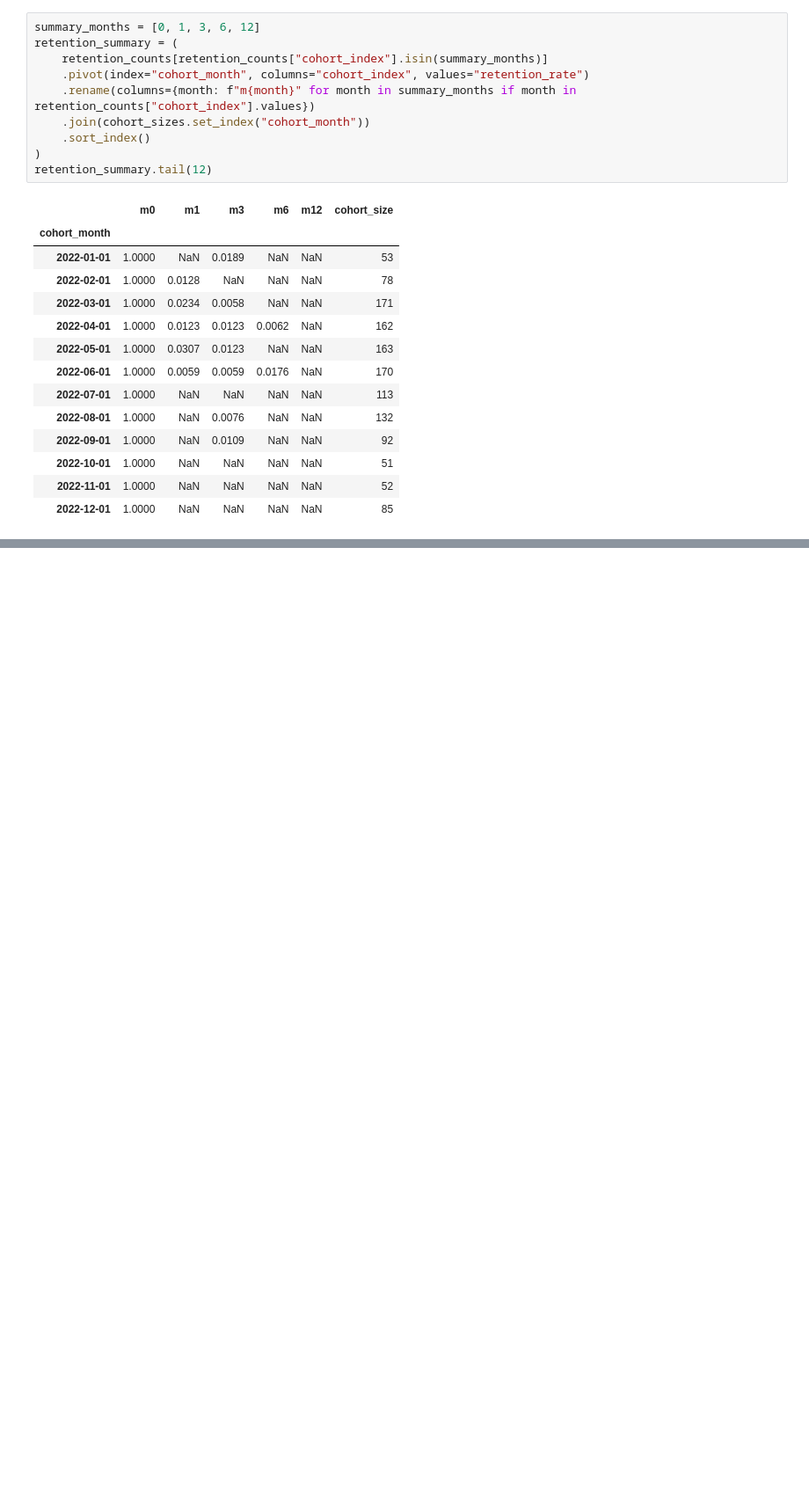
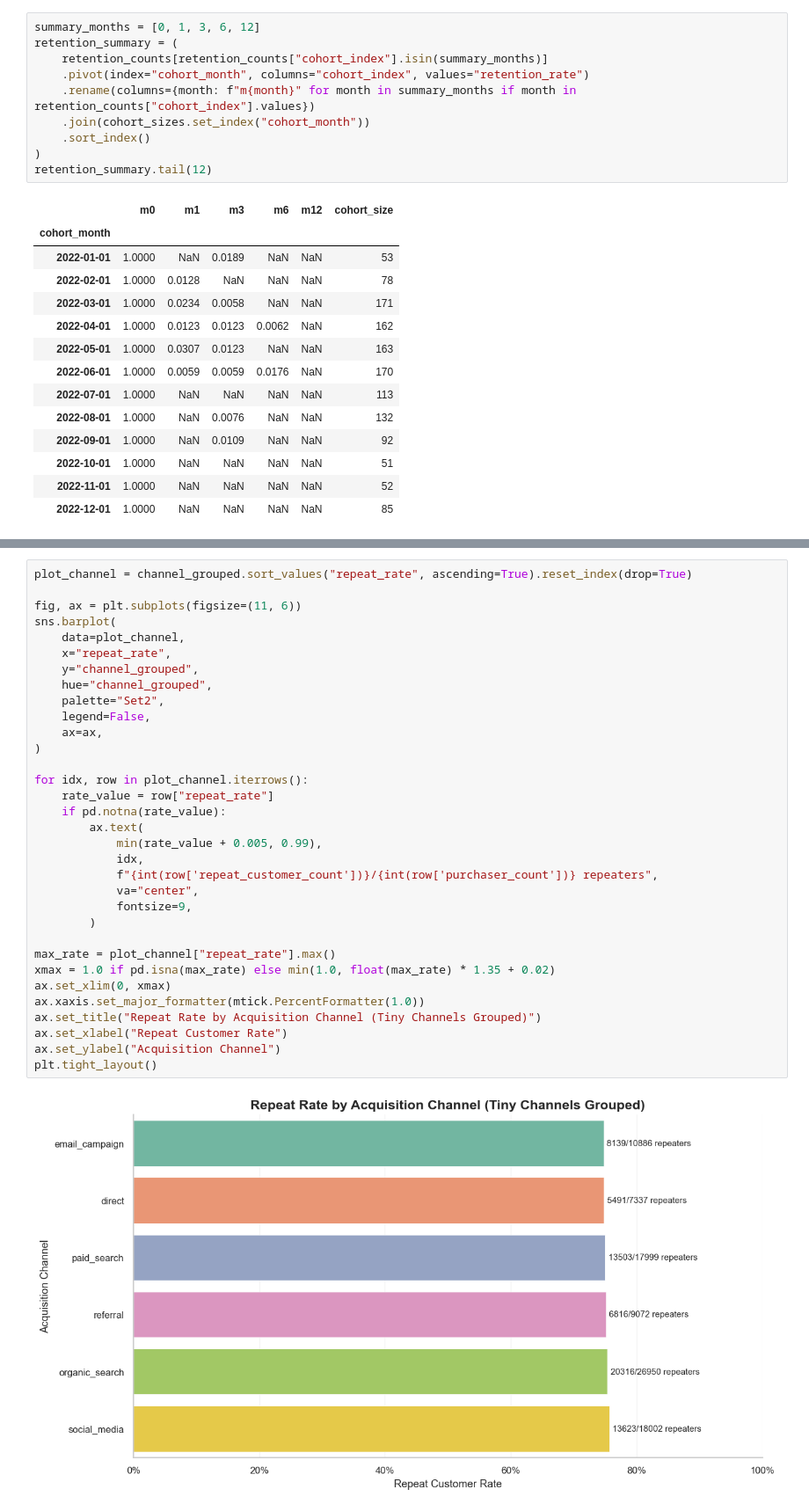
Before and after one commit to NgTHung/DATATHON-2026-r1, a Jupyter notebook: notebooks/Demand-side.ipynb, the cells around one changed output, grey strips where cells are left out. Shown at 88% size. Cells and saved outputs as stored; diff of their text form; blank space fills up the shorter version.

```diff
--- a/notebooks/Demand-side.ipynb
+++ b/notebooks/Demand-side.ipynb
@@ -289,0 +870,35 @@ retention_summary.tail(12)
+# %%
+plot_channel = channel_grouped.sort_values("repeat_rate", ascending=True).reset_index(drop=True)
+
+fig, ax = plt.subplots(figsize=(11, 6))
+sns.barplot(
+    data=plot_channel,
+    x="repeat_rate",
+    y="channel_grouped",
+    hue="channel_grouped",
+    palette="Set2",
+    legend=False,
+    ax=ax,
+)
+
+for idx, row in plot_channel.iterrows():
+    rate_value = row["repeat_rate"]
+    if pd.notna(rate_value):
+        ax.text(
+            min(rate_value + 0.005, 0.99),
+            idx,
+            f"{int(row['repeat_customer_count'])}/{int(row['purchaser_count'])} repeaters",
+            va="center",
+            fontsize=9,
+        )
+
+max_rate = plot_channel["repeat_rate"].max()
+xmax = 1.0 if pd.isna(max_rate) else min(1.0, float(max_rate) * 1.35 + 0.02)
+ax.set_xlim(0, xmax)
+ax.xaxis.set_major_formatter(mtick.PercentFormatter(1.0))
+ax.set_title("Repeat Rate by Acquisition Channel (Tiny Channels Grouped)")
+ax.set_xlabel("Repeat Customer Rate")
+ax.set_ylabel("Acquisition Channel")
+plt.tight_layout()
+# %% [output]
+[figure, added]
```
Also changed, not shown: parts of 15 cells of this notebook, 2 other files.
